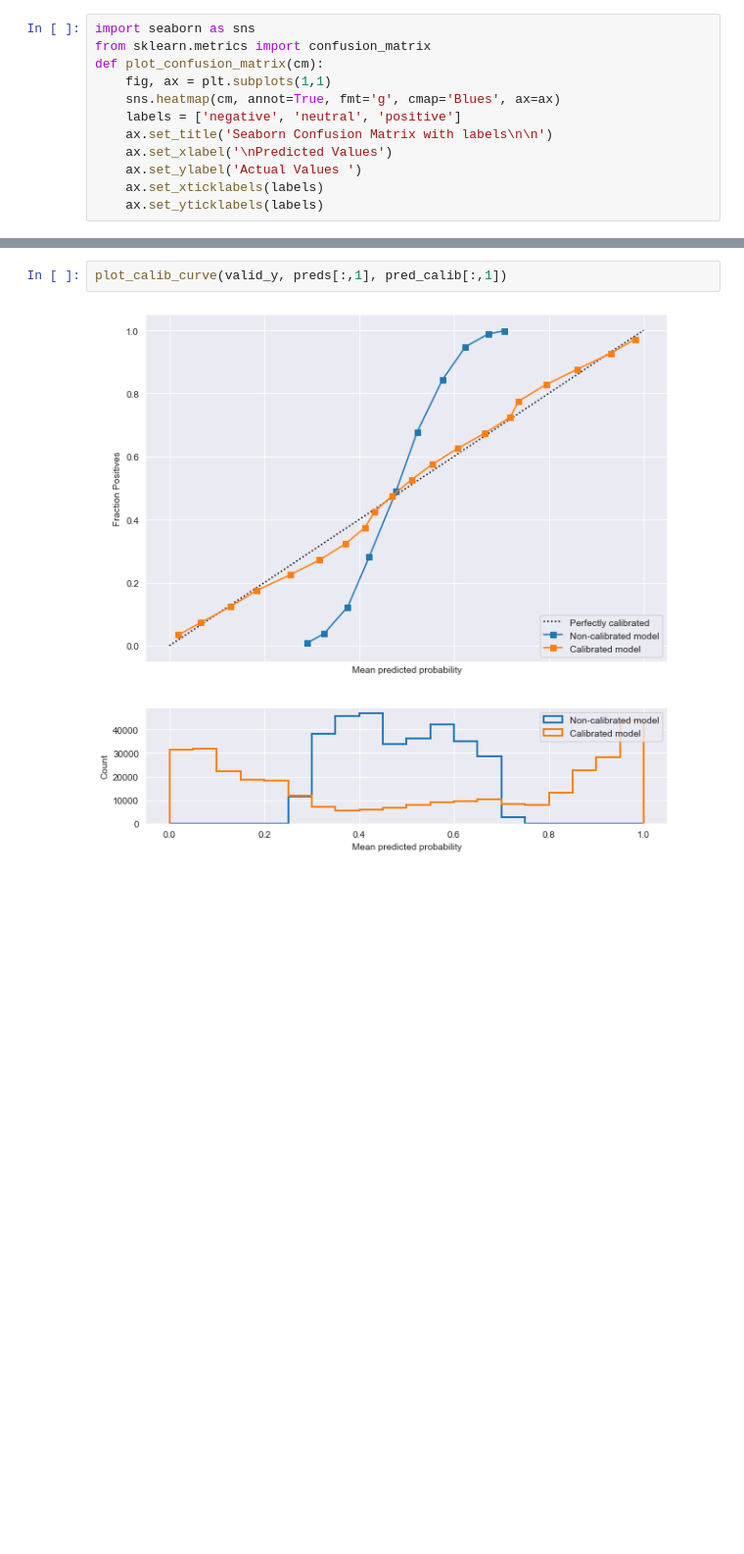
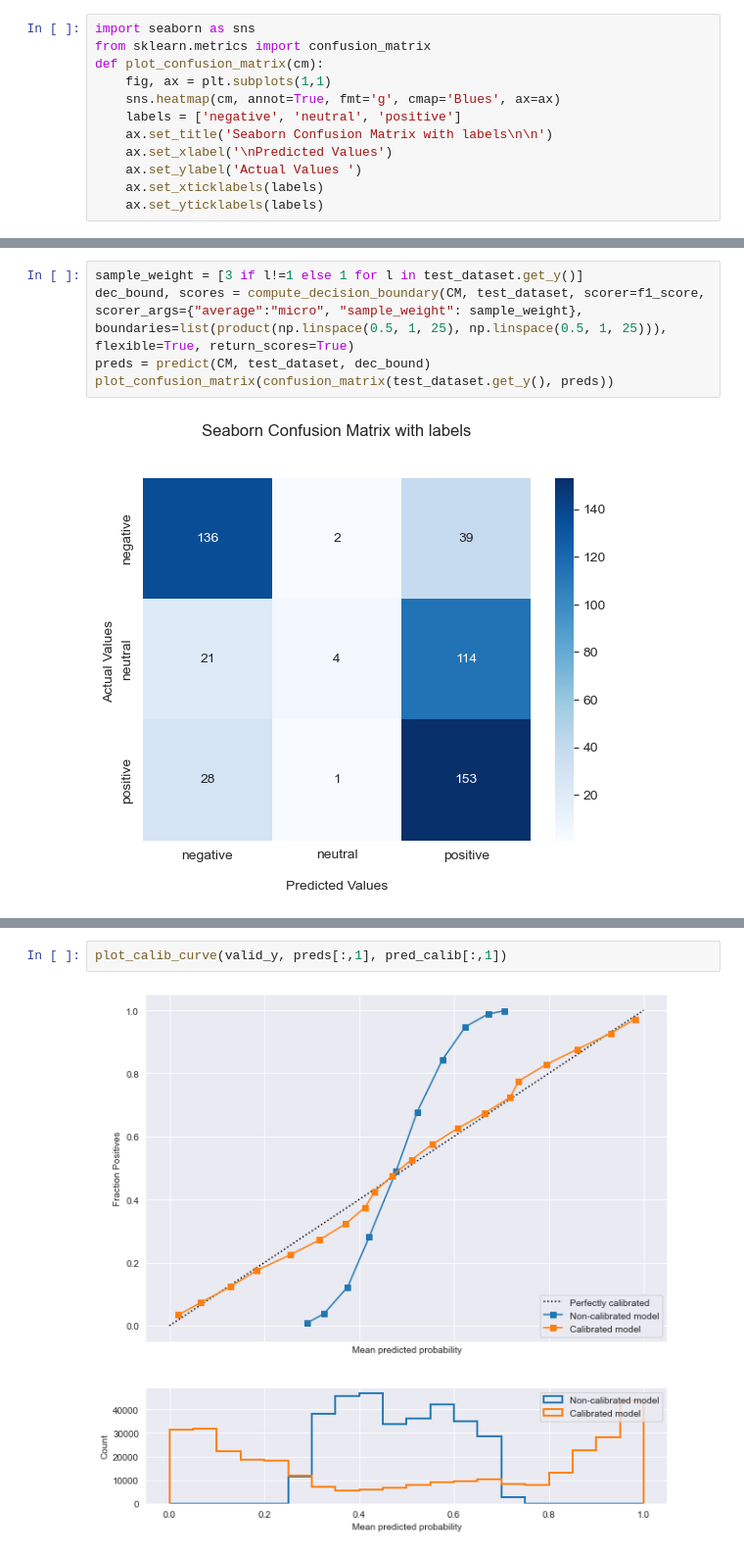
Before and after one commit to jmniederle/product-sentiment, a Jupyter notebook: sentiment_model/sentiment_model.ipynb, the cells around one changed output, grey strips where cells are left out. Shown at 98% size. Cells and saved outputs as stored; diff of their text form; blank space fills up the shorter version.

```diff
--- a/sentiment_model/sentiment_model.ipynb
+++ b/sentiment_model/sentiment_model.ipynb
@@ -225,0 +236,7 @@ array([1, 0, 1, 0, 0, 0, 2, 0, 0, 2, 1, 1, 2, 1, 1, 1, 0, 0, 0, 0, 0, 2,
+# %%
+sample_weight = [3 if l!=1 else 1 for l in test_dataset.get_y()]
+dec_bound, scores = compute_decision_boundary(CM, test_dataset, scorer=f1_score, scorer_args={"average":"micro", "sample_weight": sample_weight}, boundaries=list(product(np.linspace(0.5, 1, 25), np.linspace(0.5, 1, 25))), flexible=True, return_scores=True)
+preds = predict(CM, test_dataset, dec_bound)
+plot_confusion_matrix(confusion_matrix(test_dataset.get_y(), preds))
+# %% [output]
+[figure, added]
```
Also changed, not shown: parts of 16 cells of this notebook.
